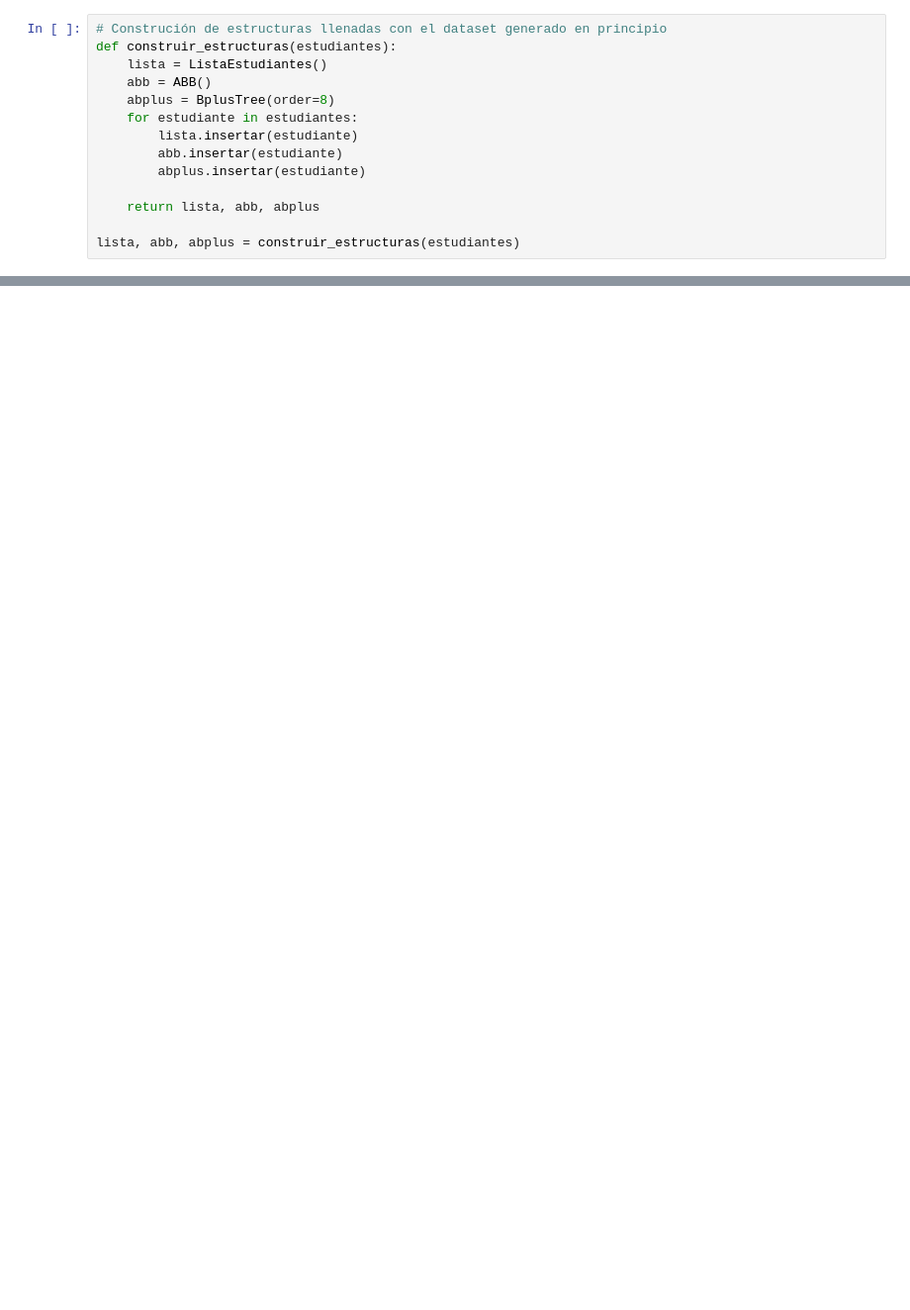
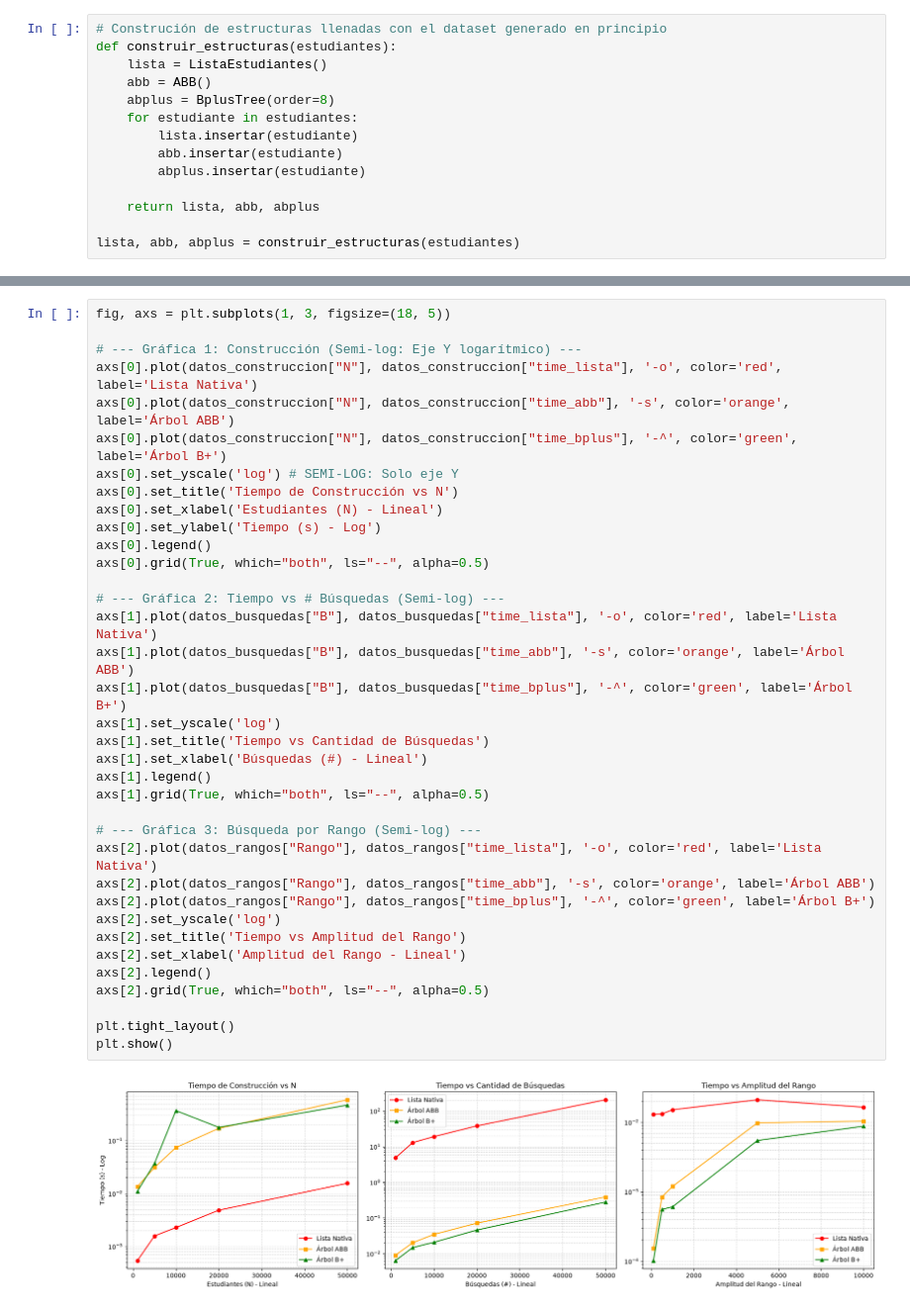
Before and after one commit to CamilaTorres1035/estructuras_de_datos, a Jupyter notebook: arboles/arboles.ipynb, the cells around one changed output, grey strips where cells are left out. Shown at 99% size. Drawn from its saved outputs; the diff is of its cells as text; blank space fills up the shorter version.

```diff
--- a/arboles/arboles.ipynb
+++ b/arboles/arboles.ipynb
@@ -369,0 +734,38 @@ Buscando estudiante recién insertado: 99999 - Ada Lovelace - Promedio: 5.0
+# %%
+fig, axs = plt.subplots(1, 3, figsize=(18, 5))
+
+# --- Gráfica 1: Construcción (Semi-log: Eje Y logarítmico) ---
+axs[0].plot(datos_construccion["N"], datos_construccion["time_lista"], '-o', color='red', label='Lista Nativa')
+axs[0].plot(datos_construccion["N"], datos_construccion["time_abb"], '-s', color='orange', label='Árbol ABB')
+axs[0].plot(datos_construccion["N"], datos_construccion["time_bplus"], '-^', color='green', label='Árbol B+')
+axs[0].set_yscale('log') # SEMI-LOG: Solo eje Y
+axs[0].set_title('Tiempo de Construcción vs N')
+axs[0].set_xlabel('Estudiantes (N) - Lineal')
+axs[0].set_ylabel('Tiempo (s) - Log')
+axs[0].legend()
+axs[0].grid(True, which="both", ls="--", alpha=0.5)
+
+# --- Gráfica 2: Tiempo vs # Búsquedas (Semi-log) ---
+axs[1].plot(datos_busquedas["B"], datos_busquedas["time_lista"], '-o', color='red', label='Lista Nativa')
+axs[1].plot(datos_busquedas["B"], datos_busquedas["time_abb"], '-s', color='orange', label='Árbol ABB')
+axs[1].plot(datos_busquedas["B"], datos_busquedas["time_bplus"], '-^', color='green', label='Árbol B+')
+axs[1].set_yscale('log')
+axs[1].set_title('Tiempo vs Cantidad de Búsquedas')
+axs[1].set_xlabel('Búsquedas (#) - Lineal')
+axs[1].legend()
+axs[1].grid(True, which="both", ls="--", alpha=0.5)
+
+# --- Gráfica 3: Búsqueda por Rango (Semi-log) ---
+axs[2].plot(datos_rangos["Rango"], datos_rangos["time_lista"], '-o', color='red', label='Lista Nativa')
+axs[2].plot(datos_rangos["Rango"], datos_rangos["time_abb"], '-s', color='orange', label='Árbol ABB')
+axs[2].plot(datos_rangos["Rango"], datos_rangos["time_bplus"], '-^', color='green', label='Árbol B+')
+axs[2].set_yscale('log')
+axs[2].set_title('Tiempo vs Amplitud del Rango')
+axs[2].set_xlabel('Amplitud del Rango - Lineal')
+axs[2].legend()
+axs[2].grid(True, which="both", ls="--", alpha=0.5)
+
+plt.tight_layout()
+plt.show()
+# %% [output]
+[figure, added]
```
Also changed, not shown: parts of 15 cells of this notebook.
